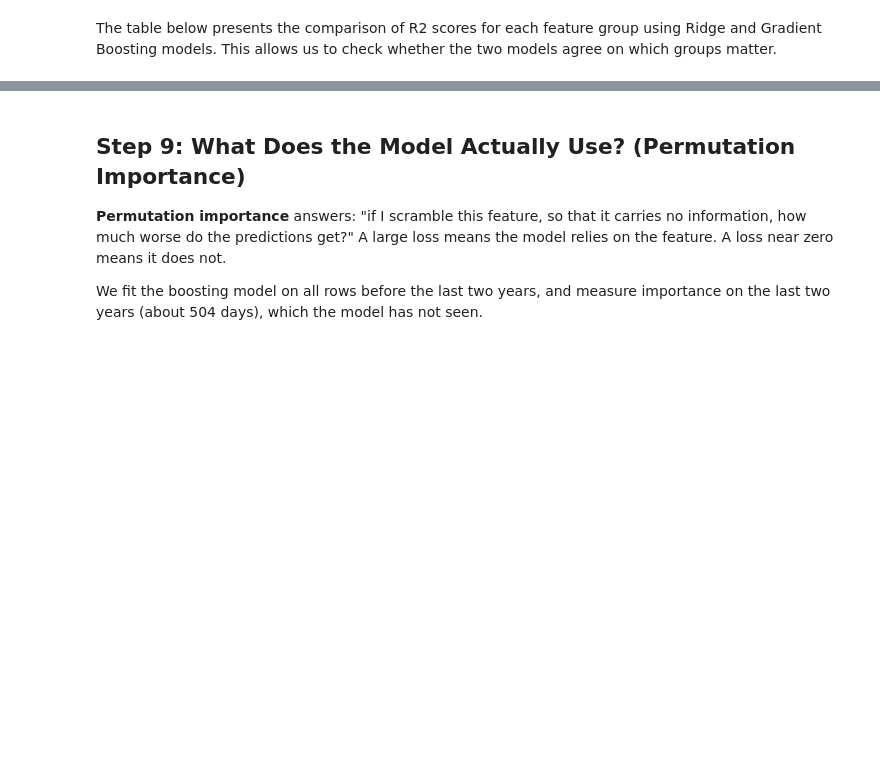
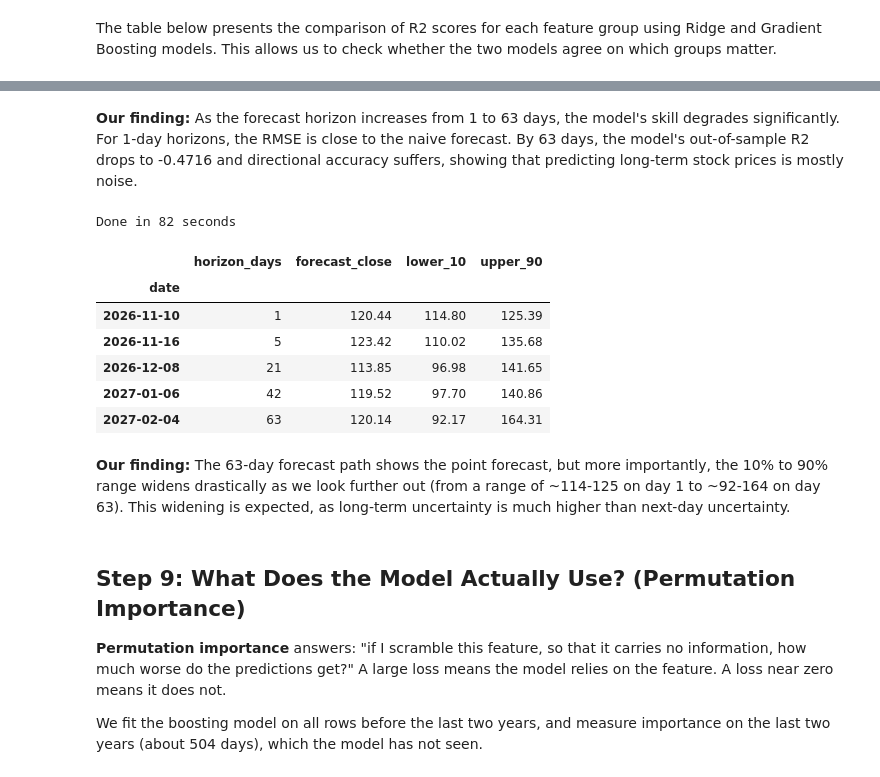
Before and after one commit to BI-course/TimeSeries-Lab-202604-c4, a Jupyter notebook: nb4b_lab_uncertainty_and_forecast_ORCL.ipynb, the cells around one changed output, grey strips where cells are left out. Cells and saved outputs as stored; diff of their text form; code cells hidden in the pictures; blank space fills up the shorter version.

```diff
--- a/nb4b_lab_uncertainty_and_forecast_ORCL.ipynb
+++ b/nb4b_lab_uncertainty_and_forecast_ORCL.ipynb
@@ -522,3 +920,46 @@ pd.concat({"Ridge": ablation, "Gradient boosting": ablation_gb}, axis=1).round(5
+# %% [markdown]
+**Our finding:**
+ As the forecast horizon increases from 1 to 63 days, the model's skill degrades significantly. For 1-day horizons, the RMSE is close to the naive forecast. By 63 days, the model's out-of-sample R2 drops to -0.4716 and directional accuracy suffers, showing that predicting long-term stock prices is mostly noise.
+# %%
+path_rows = []
+started = time.time()
+scaler = None
+
+for horizon in range(1, 64):
+    data_h = make_dataset(frame, horizon=horizon).dropna(subset=["target_return"])
+    X_h, y_h = data_h[ALL_FEATURES], data_h["target_return"]
+    scaler = StandardScaler().fit(X_h)
+    X_scaled, today = scaler.transform(X_h), scaler.transform(latest_features)
+
+    point = make_boosting().fit(X_scaled, y_h).predict(today)[0]
+    low = make_boosting("quantile", 0.10).fit(X_scaled, y_h).predict(today)[0]
+    high = make_boosting("quantile", 0.90).fit(X_scaled, y_h).predict(today)[0]
+
+    # Quantile models are fitted separately, so on rare occasions they can cross. Sort them to keep the range valid.
+    low, point, high = sorted([low, point, high])
+
+    path_rows.append({
+        "horizon_days": horizon,
+        "date": last_date + pd.offsets.BDay(horizon),
+        "forecast_close": last_close * np.exp(point),
+        "lower_10": last_close * np.exp(low),
+        "upper_90": last_close * np.exp(high),
+    })
+print(f"Done in {time.time() - started:.0f} seconds")
+
+forecast_path = pd.DataFrame(path_rows).set_index("date")
+forecast_path.round(2).iloc[[0, 4, 20, 41, 62]]
+# %% [output]
+Done in 82 seconds
+|  | horizon_days | forecast_close | lower_10 | upper_90 |
+| date |  |  |  |  |
+| 2026-11-10 | 1 | 120.44 | 114.80 | 125.39 |
+| 2026-11-16 | 5 | 123.42 | 110.02 | 135.68 |
+| 2026-12-08 | 21 | 113.85 | 96.98 | 141.65 |
+| 2027-01-06 | 42 | 119.52 | 97.70 | 140.86 |
+| 2027-02-04 | 63 | 120.14 | 92.17 | 164.31 |
+# %% [markdown]
+**Our finding:** The 63-day forecast path shows the point forecast, but more importantly, the 10% to 90% range widens drastically as we look further out (from a range of ~114-125 on day 1 to ~92-164 on day 63). This widening is expected, as long-term uncertainty is much higher than next-day uncertainty.
 # %% [markdown]
 ## Step 9: What Does the Model Actually Use? (Permutation Importance)
 
```
Also changed, not shown: parts of 39 cells of this notebook, 4 other files.
